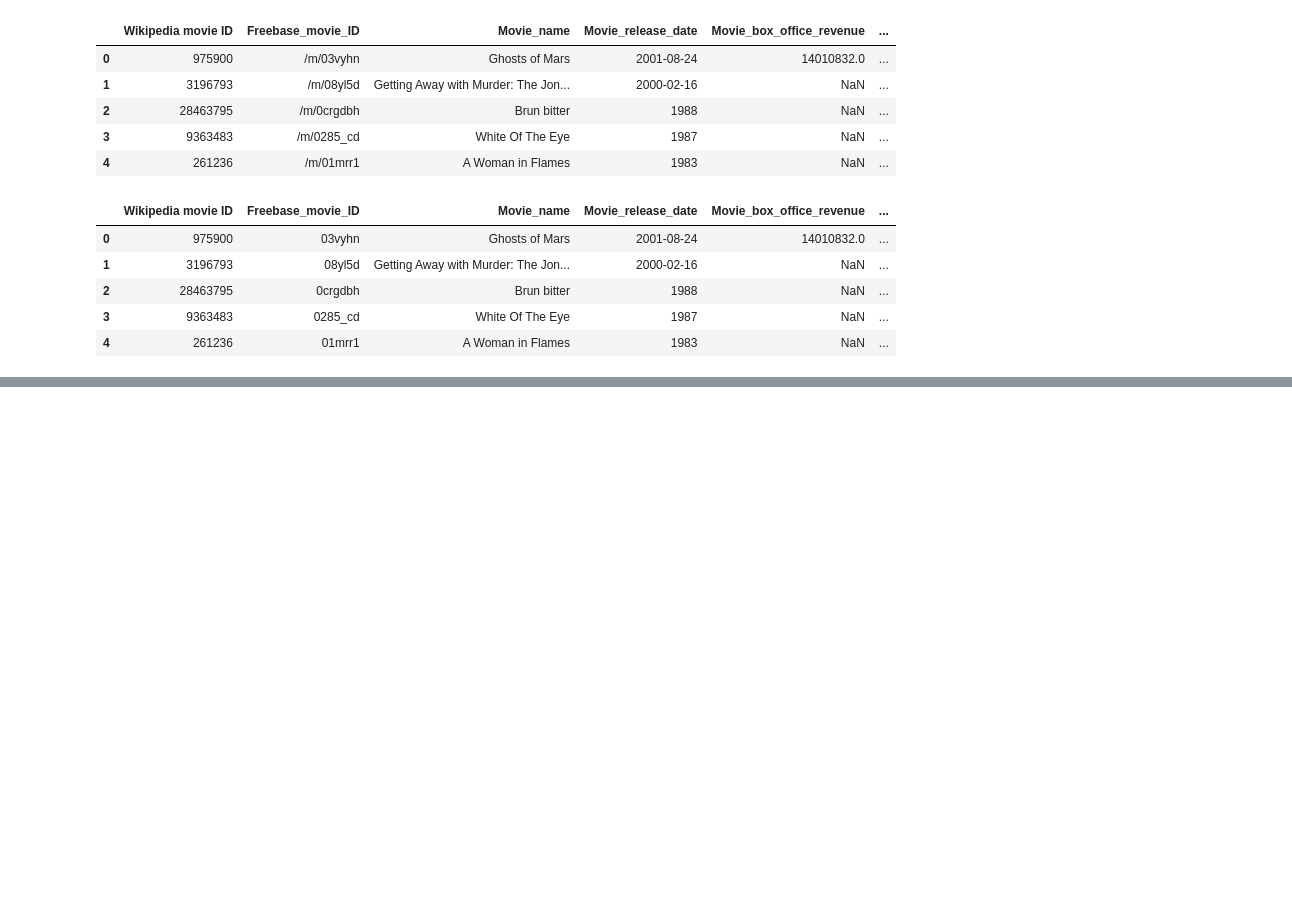
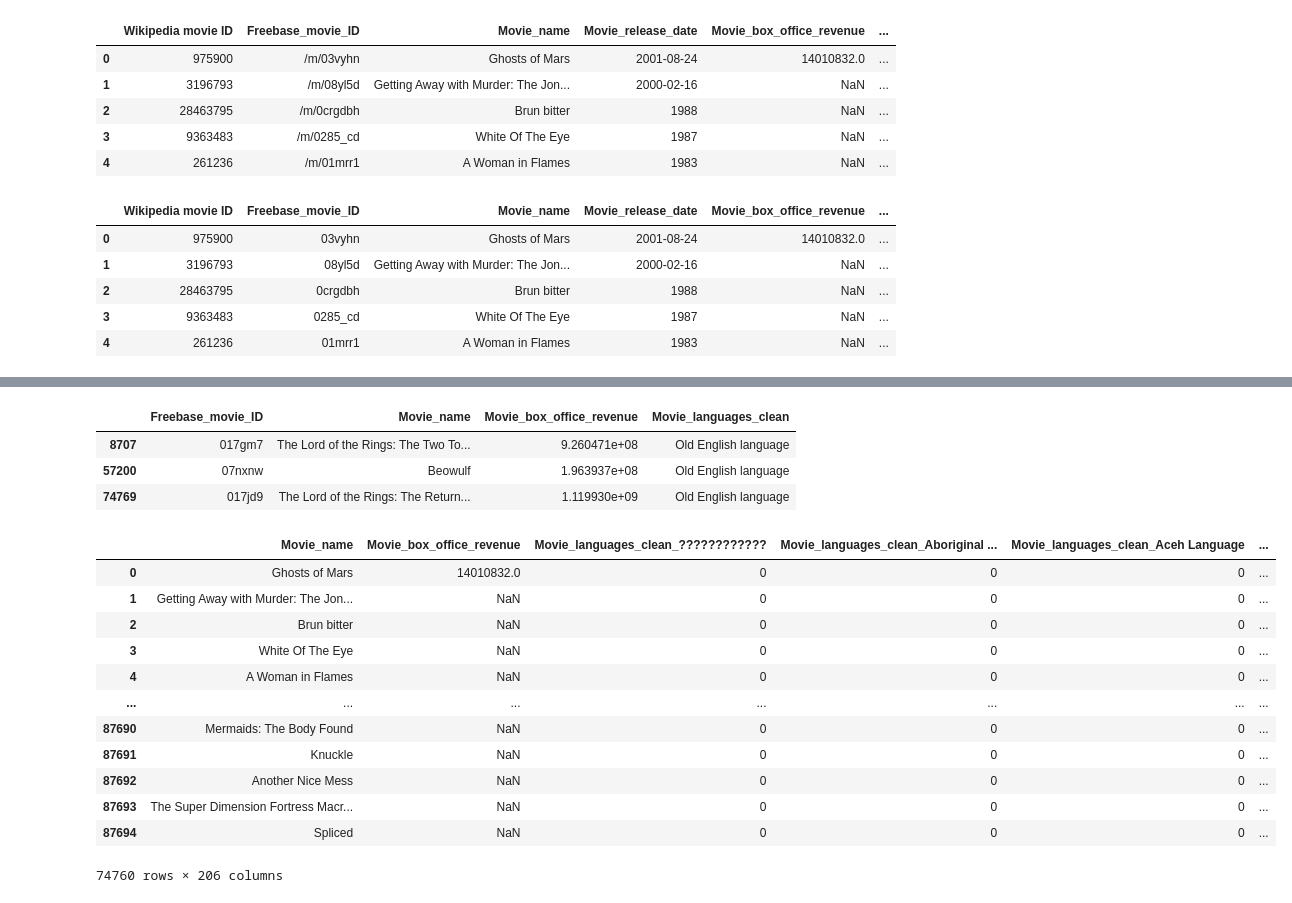
Before and after one commit to epfl-ada/ada-2023-project-pandalysts, a Jupyter notebook: init_pipeline.ipynb, the cells around one changed output, grey strips where cells are left out. Saved outputs shown, nothing was run; the diff lists cells and outputs as text; code cells hidden in the pictures; blank space fills up the shorter version.

Commit message:
progress, linear regression todo

```diff
--- a/init_pipeline.ipynb
+++ b/init_pipeline.ipynb
@@ -125,0 +205,38 @@ NameError: name 'plt' is not defined
+# %%
+# Movies that used Old English
+test = df_language.explode('Movie_languages_clean')
+display(test.loc[test['Movie_languages_clean'] == 'Old English language'])
+# %% [output]
+|  | Freebase_movie_ID | Movie_name | Movie_box_office_revenue | Movie_languages_clean |
+| 8707 | 017gm7 | The Lord of the Rings: The Two To... | 9.260471e+08 | Old English language |
+| 57200 | 07nxnw | Beowulf | 1.963937e+08 | Old English language |
+| 74769 | 017jd9 | The Lord of the Rings: The Return... | 1.119930e+09 | Old English language |
+# %%
+from sklearn.model_selection import train_test_split
+from sklearn.linear_model import LinearRegression
+from sklearn.metrics import mean_squared_error
+from sklearn.preprocessing import LabelEncoder
+
+df_reg = merged_df[['Movie_name', 'Movie_box_office_revenue', 'Movie_languages_clean']]
+#df_reg = df_reg.join(pd.get_dummies(df_reg['Movie_languages_clean'].explode()))
+df_reg = df_reg.explode('Movie_languages_clean', ignore_index=True)
+df_reg = df_reg.dropna(subset=['Movie_languages_clean'])
+
+df_reg['Movie_languages_clean'] = df_reg['Movie_languages_clean'].apply(lambda x: x.encode('utf-8', 'replace').decode('utf-8'))
+df_reg = pd.get_dummies(df_reg, columns=['Movie_languages_clean'])
+
+display(df_reg)
+# %% [output]
+|  | Movie_name | Movie_box_office_revenue | Movie_languages_clean_???????????? | Movie_languages_clean_Aboriginal ... | Movie_languages_clean_Aceh Language | ... |
+| 0 | Ghosts of Mars | 14010832.0 | 0 | 0 | 0 | ... |
+| 1 | Getting Away with Murder: The Jon... | NaN | 0 | 0 | 0 | ... |
+| 2 | Brun bitter | NaN | 0 | 0 | 0 | ... |
+| 3 | White Of The Eye | NaN | 0 | 0 | 0 | ... |
+| 4 | A Woman in Flames | NaN | 0 | 0 | 0 | ... |
+| ... | ... | ... | ... | ... | ... | ... |
+| 87690 | Mermaids: The Body Found | NaN | 0 | 0 | 0 | ... |
+| 87691 | Knuckle | NaN | 0 | 0 | 0 | ... |
+| 87692 | Another Nice Mess | NaN | 0 | 0 | 0 | ... |
+| 87693 | The Super Dimension Fortress Macr... | NaN | 0 | 0 | 0 | ... |
+| 87694 | Spliced | NaN | 0 | 0 | 0 | ... |
+74760 rows × 206 columns
```
Also changed, not shown: parts of 12 cells of this notebook.
